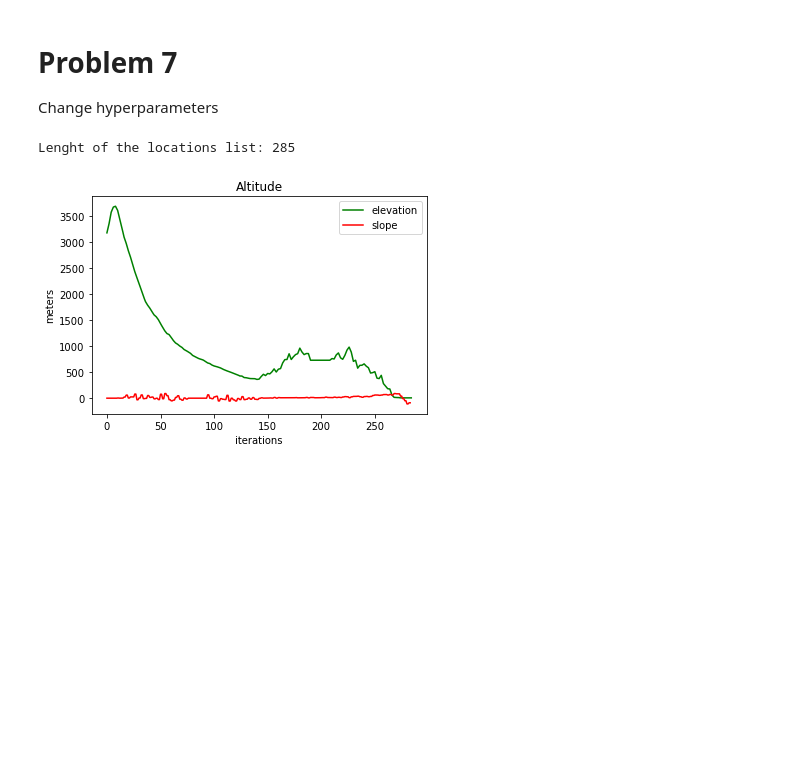
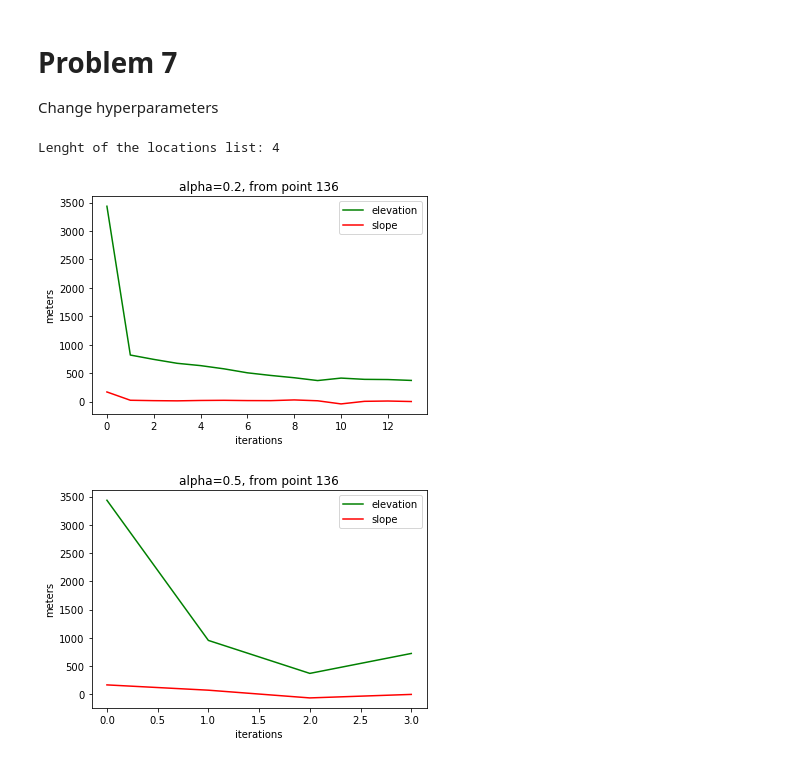
Before and after one commit to otgontstsg/diveintocode-ml, a Jupyter notebook: Gradient-Descent-Fuji.ipynb, the cells around one changed output. Saved outputs shown, nothing was run; the diff lists cells and outputs as text; code cells hidden in the pictures; blank space fills up the shorter version.

```diff
--- a/Gradient-Descent-Fuji.ipynb
+++ b/Gradient-Descent-Fuji.ipynb
@@ -48,7 +48,7 @@ Create a function to calculate the destination
 def compute_dest (current,slope,alpha):
     dest = current-slope*alpha
     if(dest<0): return 0
-    else: return np.round(dest)
+    else: return round(dest)
 alpha = 0.2
-print(compute_dest(7,compute_slope(7,fuji[:,(0,3)]),alpha))
+print(compute_dest(142,compute_slope(142),alpha))
 # %% [output]
@@ -59,17 +63,12 @@ Creating a function to go down the mountain
 # %%
 def going_down_fuji(position,alpha):
-    locs = [fuji[position,3]]
-    # number of locs would be between two points for example if alpha=0.2 then there will be 5 locations between two x-points
-    per_pos_locs = int(1/alpha)
-    next_loc = fuji[position,3]
-    # it should iterate until position is 0
-    while position > 0:
-        # slope will be same in the given point locations
-        slope = compute_slope(position,fuji[:,(0,3)])
-        for i in range(per_pos_locs):
-            next_loc = compute_dest(next_loc,alpha,slope)
-            locs.append(next_loc)
-        position -= 1
+    locs = [position]
+    for i in range(len(fuji)):
+        position= int(compute_dest(position,compute_slope(position),alpha))
+        if (locs[-1] == position):
+            break
+        else:
+            locs.append(position)
     return locs
 alpha = 0.2
 path1 = going_down_fuji(136,alpha)
@@ -139,8 +137,8 @@ Change hyperparameters
 # %%
 # change from 0.2 to 0.5
 alpha1 = 0.5
-point=142
+point=136
 path3 = going_down_fuji(point,alpha1)
 print("Lenght of the locations list:",len(path3))
 # %% [output]
-Lenght of the locations list: 285
+Lenght of the locations list: 4
@@ -152,12 +145,20 @@ for i in range(1,len(elev3)):
 # %%
 # Make a line graph of the altitude and slope for each iteration
 # used previous variable from function in Problem 2 to compute all slopes for points in Fuji data and take first 136 points
-plt.plot(path3,color="green",label="elevation")
-plt.plot(slope3,color="red",label="slope")
-plt.title("Altitude")
+plt.plot(fuji[path1,3],color="green",label="elevation")
+plt.plot([compute_slope(pos) for pos in path1],color="red",label="slope")
+plt.title("alpha=0.2, from point 136")
 plt.xlabel("iterations")
 plt.ylabel("meters")
 plt.legend()
 plt.show()
+plt.plot(fuji[path3,3],color="green",label="elevation")
+plt.plot([compute_slope(pos) for pos in path3],color="red",label="slope")
+plt.title("alpha=0.5, from point 136")
+plt.xlabel("iterations")
+plt.ylabel("meters")
+plt.legend()
+plt.show()
 # %% [output]
-[figure, old version]
+[figure, new version]
+[figure, added]
```
Also changed, not shown: parts of 12 cells of this notebook.
